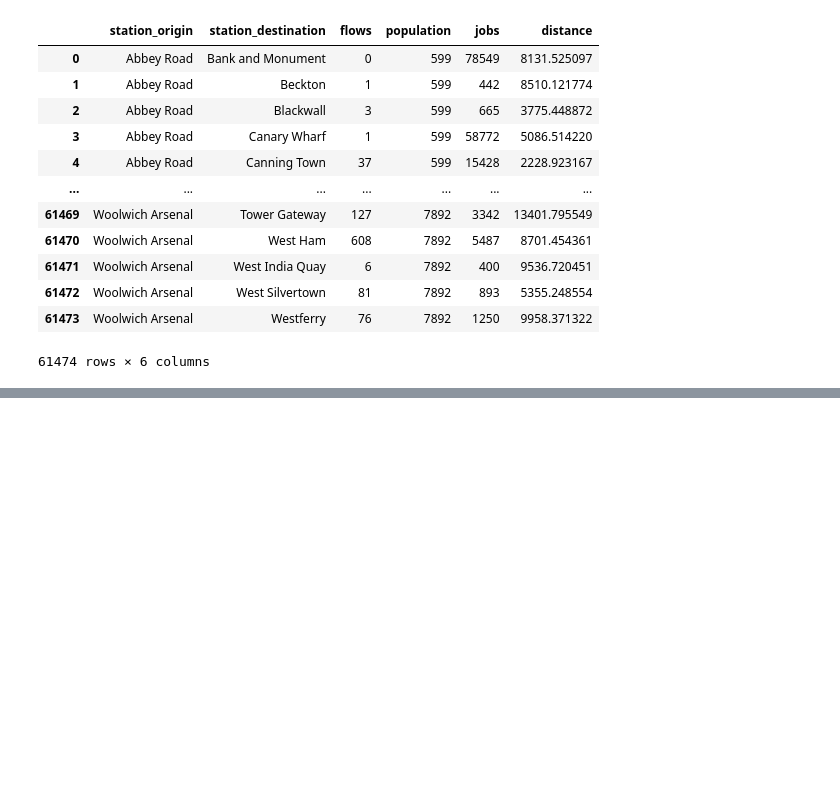
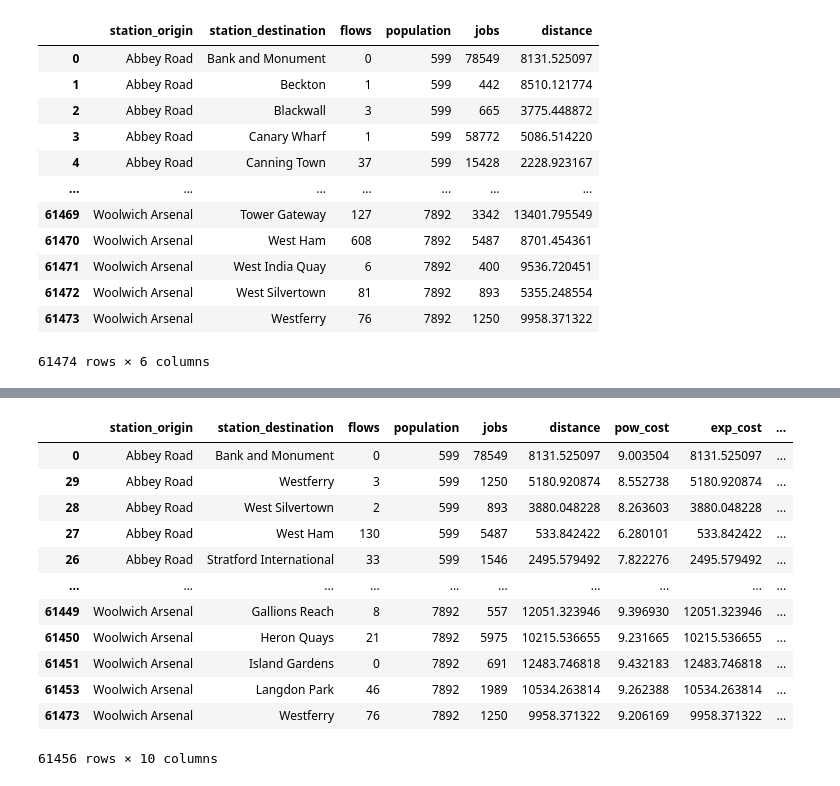
Before and after one commit to sokimura39/Urban_Simulation_Report, a Jupyter notebook: 02_spatial_interaction.ipynb, the cells around one changed output, grey strips where cells are left out. Cells and saved outputs as stored; diff of their text form; code cells hidden in the pictures; blank space fills up the shorter version.

```diff
--- a/02_spatial_interaction.ipynb
+++ b/02_spatial_interaction.ipynb
@@ -31,0 +329,16 @@ od_tube_df
+# %%
+od_df_new.sort_values('station_origin')
+# %% [output]
+|  | station_origin | station_destination | flows | population | jobs | distance | pow_cost | exp_cost | ... |
+| 0 | Abbey Road | Bank and Monument | 0 | 599 | 78549 | 8131.525097 | 9.003504 | 8131.525097 | ... |
+| 29 | Abbey Road | Westferry | 3 | 599 | 1250 | 5180.920874 | 8.552738 | 5180.920874 | ... |
+| 28 | Abbey Road | West Silvertown | 2 | 599 | 893 | 3880.048228 | 8.263603 | 3880.048228 | ... |
+| 27 | Abbey Road | West Ham | 130 | 599 | 5487 | 533.842422 | 6.280101 | 533.842422 | ... |
+| 26 | Abbey Road | Stratford International | 33 | 599 | 1546 | 2495.579492 | 7.822276 | 2495.579492 | ... |
+| ... | ... | ... | ... | ... | ... | ... | ... | ... | ... |
+| 61449 | Woolwich Arsenal | Gallions Reach | 8 | 7892 | 557 | 12051.323946 | 9.396930 | 12051.323946 | ... |
+| 61450 | Woolwich Arsenal | Heron Quays | 21 | 7892 | 5975 | 10215.536655 | 9.231665 | 10215.536655 | ... |
+| 61451 | Woolwich Arsenal | Island Gardens | 0 | 7892 | 691 | 12483.746818 | 9.432183 | 12483.746818 | ... |
+| 61453 | Woolwich Arsenal | Langdon Park | 46 | 7892 | 1989 | 10534.263814 | 9.262388 | 10534.263814 | ... |
+| 61473 | Woolwich Arsenal | Westferry | 76 | 7892 | 1250 | 9958.371322 | 9.206169 | 9958.371322 | ... |
+61456 rows × 10 columns
```
Also changed, not shown: parts of 13 cells of this notebook, 1 other file.
